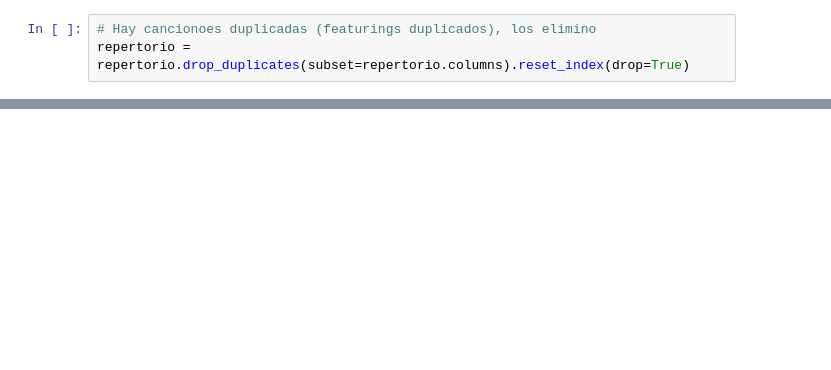
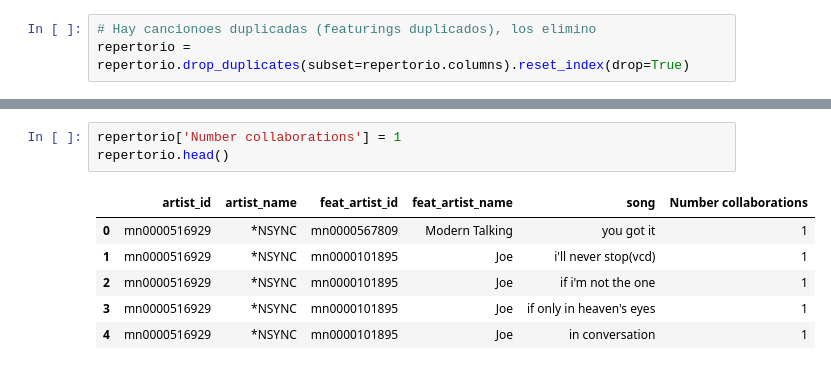
Before and after one commit to AlvaroPaniaguaT/GRAF-Artist_YT_Analisis, a Jupyter notebook: Limpiar_Repertorio.ipynb, the cells around one changed output, grey strips where cells are left out. Cells and saved outputs as stored; diff of their text form; blank space fills up the shorter version.

```diff
--- a/Limpiar_Repertorio.ipynb
+++ b/Limpiar_Repertorio.ipynb
@@ -63,0 +54,10 @@ json_normalize(j)
+# %%
+repertorio['Number collaborations'] = 1
+repertorio.head()
+# %% [output]
+|  | artist_id | artist_name | feat_artist_id | feat_artist_name | song | Number collaborations |
+| 0 | mn0000516929 | *NSYNC | mn0000567809 | Modern Talking | you got it | 1 |
+| 1 | mn0000516929 | *NSYNC | mn0000101895 | Joe | i'll never stop(vcd) | 1 |
+| 2 | mn0000516929 | *NSYNC | mn0000101895 | Joe | if i'm not the one | 1 |
+| 3 | mn0000516929 | *NSYNC | mn0000101895 | Joe | if only in heaven's eyes | 1 |
+| 4 | mn0000516929 | *NSYNC | mn0000101895 | Joe | in conversation | 1 |
```
Also changed, not shown: parts of 13 cells of this notebook, 2 other files.
